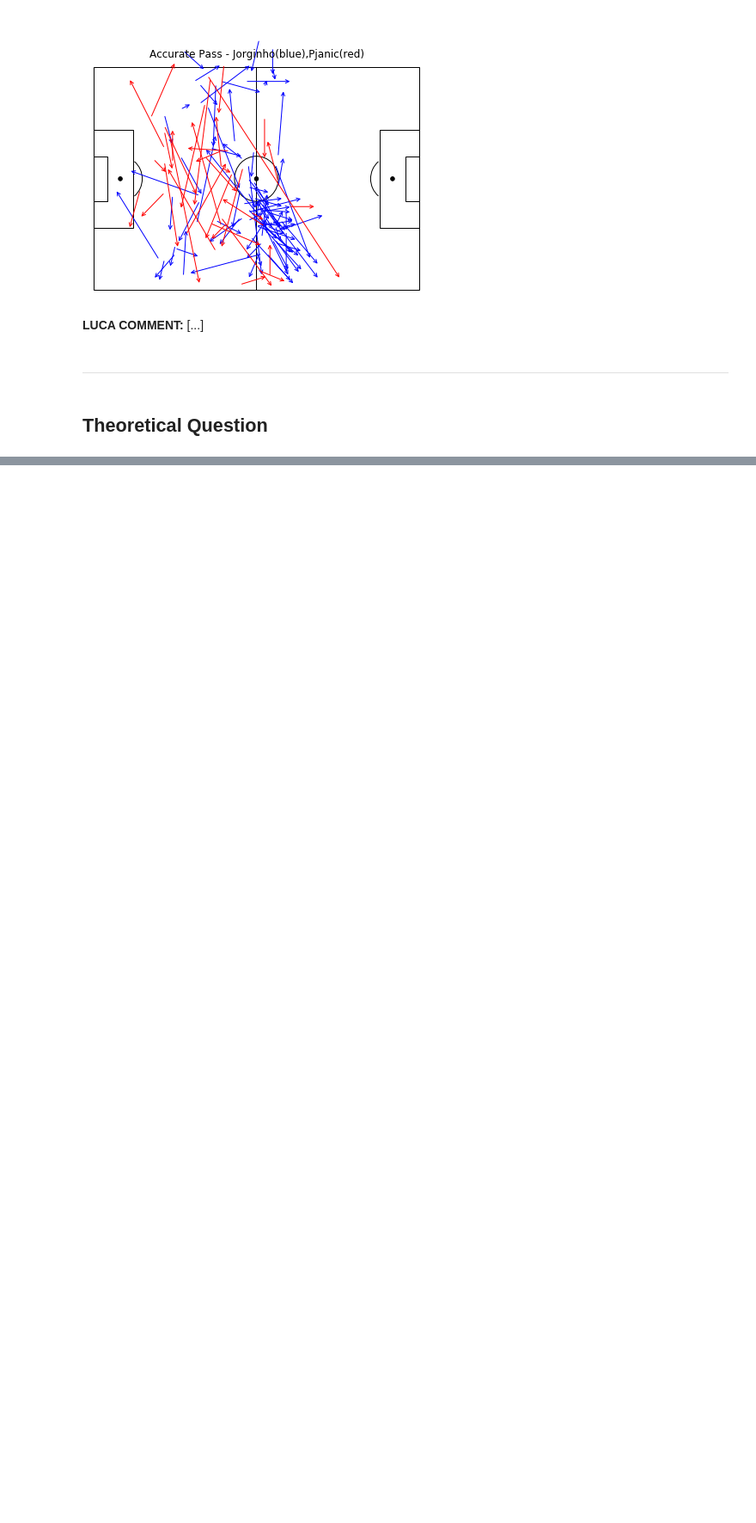
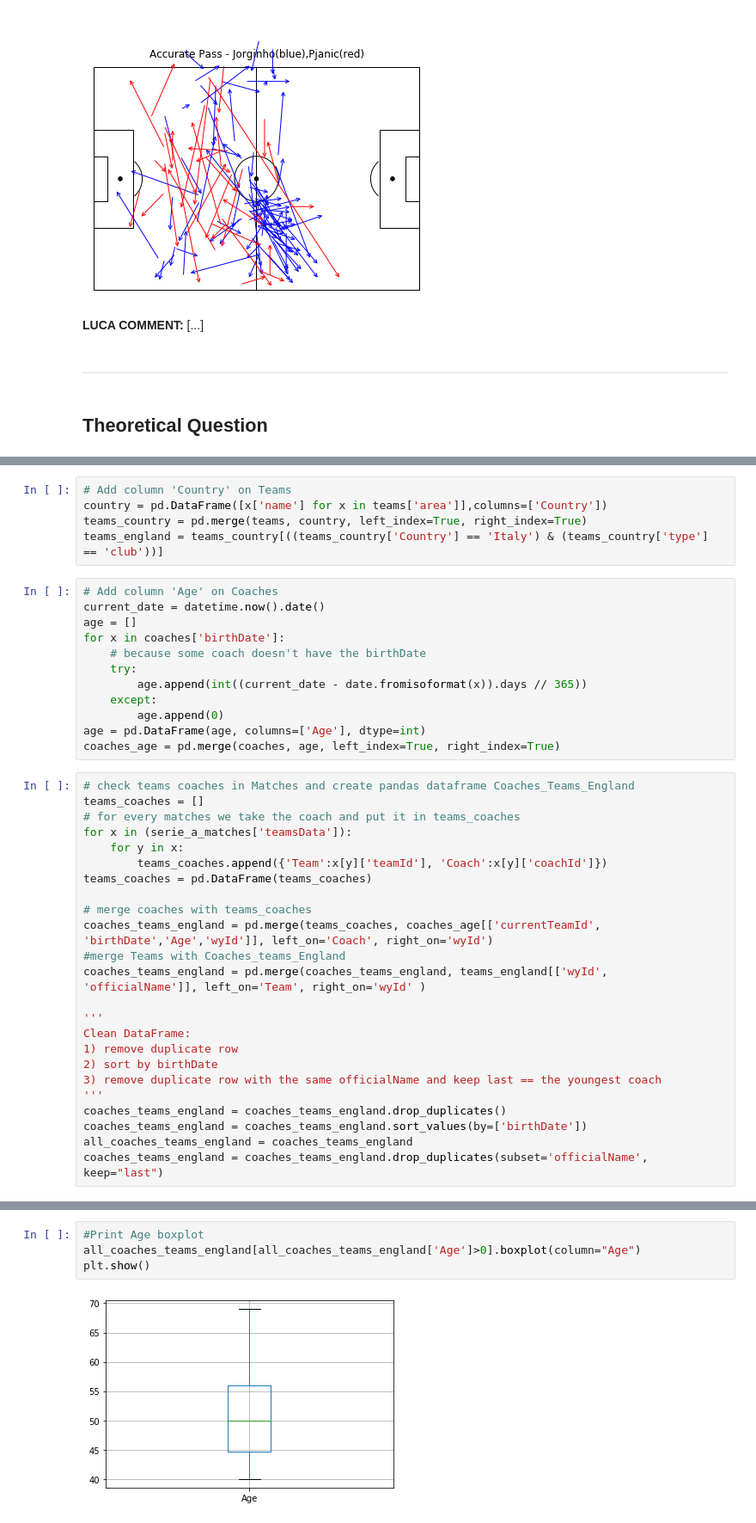
Before and after one commit to ceccaroni1884368/HW2, a Jupyter notebook: Homework_2/Homework_2.ipynb, the cells around one changed output, grey strips where cells are left out. Shown at 86% size. Drawn from its saved outputs; the diff is of its cells as text; blank space fills up the shorter version.

```diff
--- a/Homework_2/Homework_2.ipynb
+++ b/Homework_2/Homework_2.ipynb
@@ -1142,0 +1454,41 @@ for i in range(len(Positions_Accurate_Pass_Miralem_Pjanic)):
+# %%
+# Add column 'Country' on Teams
+country = pd.DataFrame([x['name'] for x in teams['area']],columns=['Country'])
+teams_country = pd.merge(teams, country, left_index=True, right_index=True)
+teams_england = teams_country[((teams_country['Country'] == 'Italy') & (teams_country['type'] == 'club'))]
+# %%
+# Add column 'Age' on Coaches
+current_date = datetime.now().date()
+age = []
+for x in coaches['birthDate']:
+    # because some coach doesn't have the birthDate
+    try:
+        age.append(int((current_date - date.fromisoformat(x)).days // 365))
+    except:
+        age.append(0)
+age = pd.DataFrame(age, columns=['Age'], dtype=int)
+coaches_age = pd.merge(coaches, age, left_index=True, right_index=True)
+# %%
+# check teams coaches in Matches and create pandas dataframe Coaches_Teams_England
+teams_coaches = []
+# for every matches we take the coach and put it in teams_coaches
+for x in (serie_a_matches['teamsData']):
+    for y in x:
+        teams_coaches.append({'Team':x[y]['teamId'], 'Coach':x[y]['coachId']})
+teams_coaches = pd.DataFrame(teams_coaches)
+
+# merge coaches with teams_coaches
+coaches_teams_england = pd.merge(teams_coaches, coaches_age[['currentTeamId', 'birthDate','Age','wyId']], left_on='Coach', right_on='wyId')
+#merge Teams with Coaches_teams_England
+coaches_teams_england = pd.merge(coaches_teams_england, teams_england[['wyId', 'officialName']], left_on='Team', right_on='wyId' )
+
+'''
+Clean DataFrame:
+1) remove duplicate row
+2) sort by birthDate
+3) remove duplicate row with the same officialName and keep last == the youngest coach
+'''
+coaches_teams_england = coaches_teams_england.drop_duplicates()
+coaches_teams_england = coaches_teams_england.sort_values(by=['birthDate'])
+all_coaches_teams_england = coaches_teams_england
+coaches_teams_england = coaches_teams_england.drop_duplicates(subset='officialName', keep="last")
@@ -1142,0 +1530,6 @@ for i in range(len(Positions_Accurate_Pass_Miralem_Pjanic)):
+# %%
+#Print Age boxplot
+all_coaches_teams_england[all_coaches_teams_england['Age']>0].boxplot(column="Age")
+plt.show()
+# %% [output]
+[figure, added]
```
Also changed, not shown: parts of 272 cells of this notebook.
